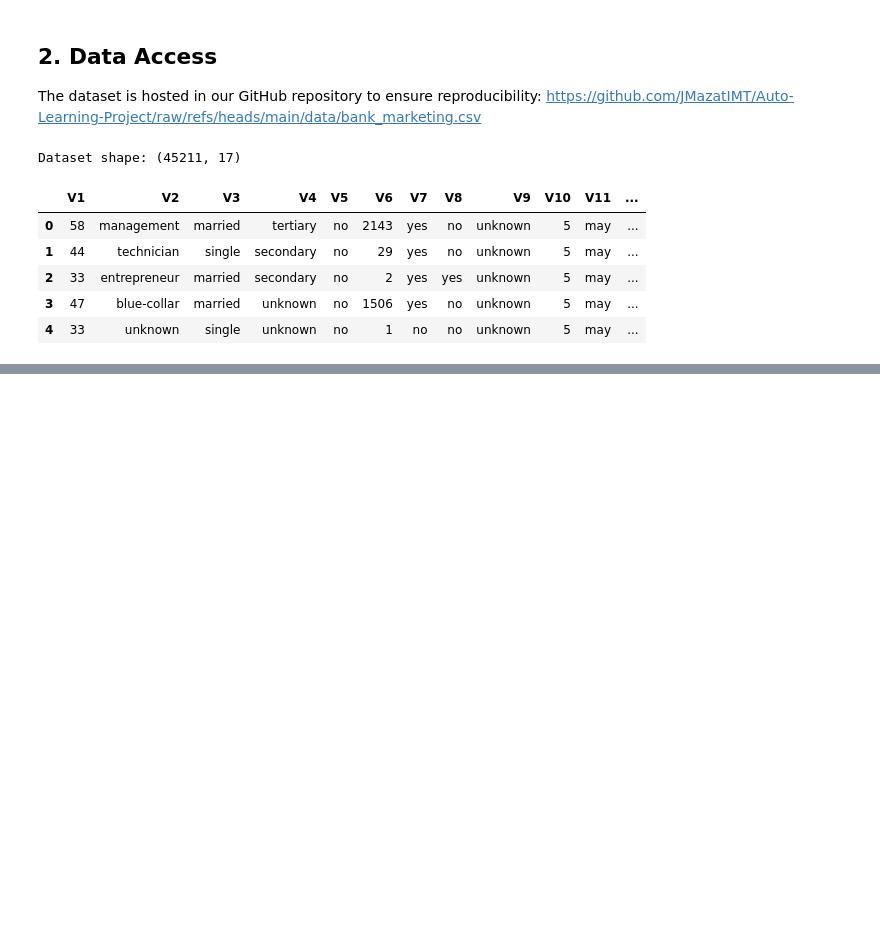
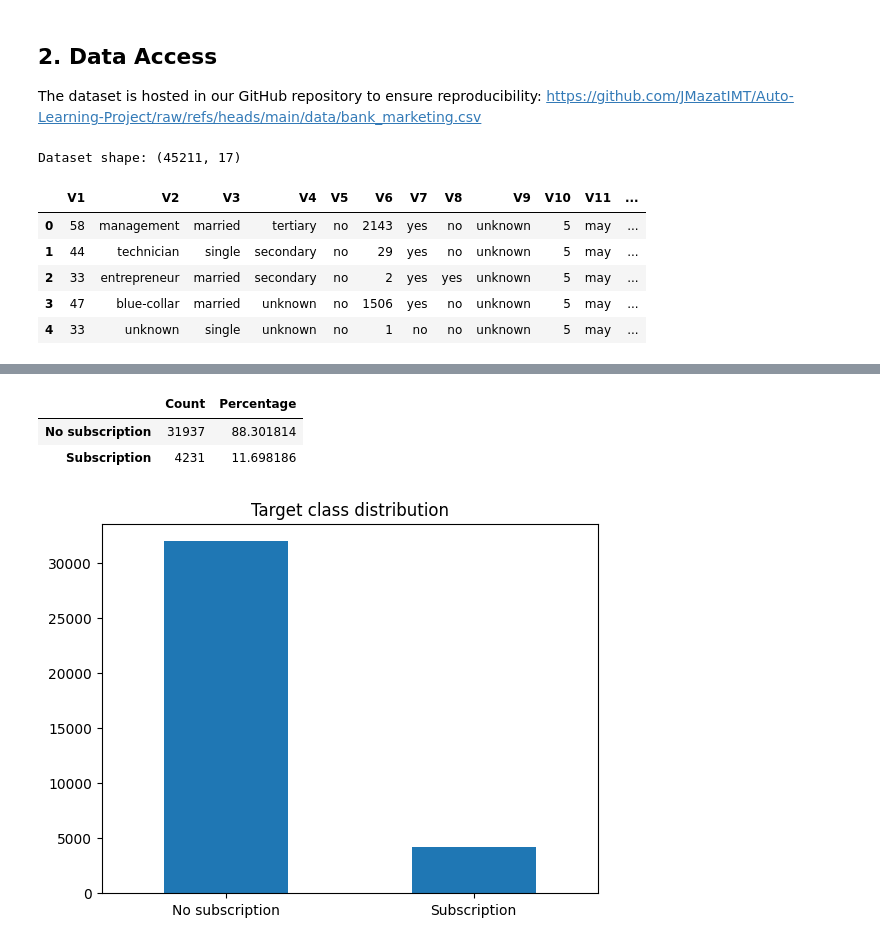
Before and after one commit to JMazatIMT/Auto-Learning-Project, a Jupyter notebook: bank_marketing.ipynb, the cells around one changed output, grey strips where cells are left out. Drawn from its saved outputs; the diff is of its cells as text; code cells hidden in the pictures; blank space fills up the shorter version.

```diff
--- a/bank_marketing.ipynb
+++ b/bank_marketing.ipynb
@@ -40,0 +177,12 @@ Dataset shape: (45211, 17)
+# %%
+df_eda["subscribed"] = df_eda["y"].map({1: 0, 2: 1})
+counts = df_eda["subscribed"].value_counts().sort_index()
+counts.index = ["No subscription", "Subscription"]
+display(pd.DataFrame({"Count": counts, "Percentage": 100 * counts / counts.sum()}))
+counts.plot.bar(rot=0, title="Target class distribution")
+plt.show()
+# %% [output]
+|  | Count | Percentage |
+| No subscription | 31937 | 88.301814 |
+| Subscription | 4231 | 11.698186 |
+[figure, added]
```
Also changed, not shown: parts of 16 cells of this notebook.
